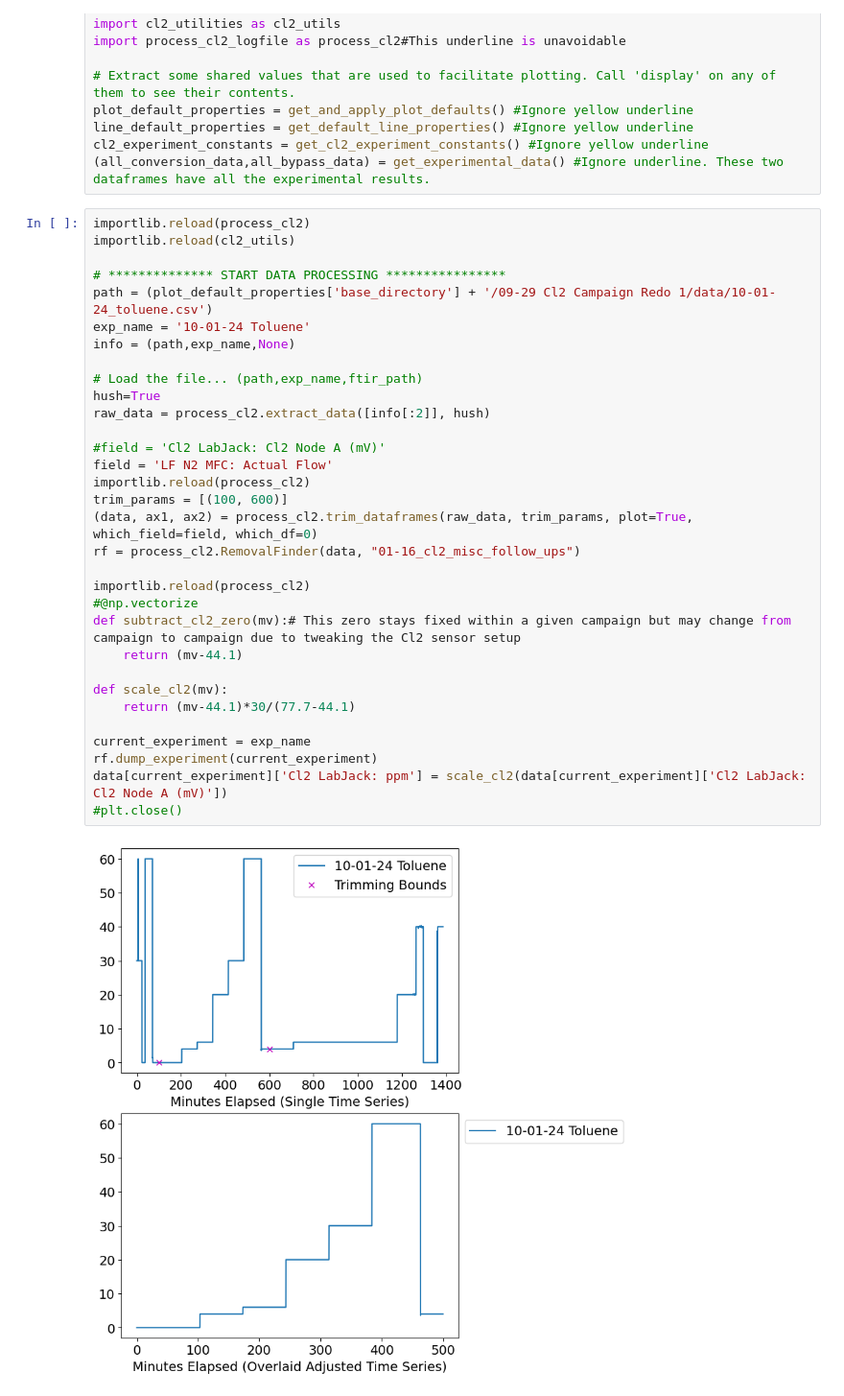
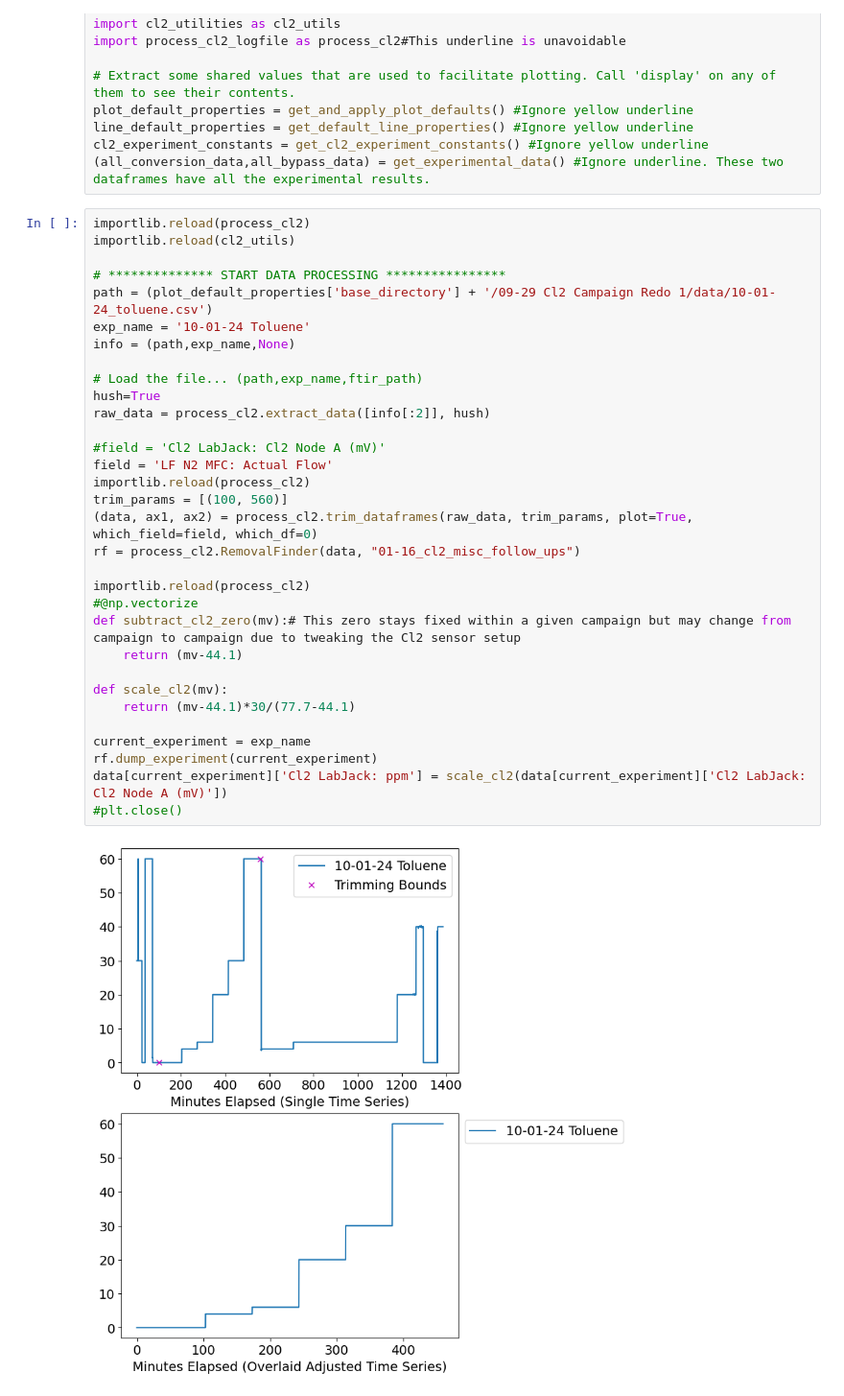
Before and after one commit to richardsrandall/Fall-2024-Cl2, a Jupyter notebook: _combined_plots/paper_plots_v1/figure-toluene_time_series.ipynb, the cells around one changed output. Shown at 96% size. Saved outputs shown, nothing was run; the diff lists cells and outputs as text.

```diff
--- a/_combined_plots/paper_plots_v1/figure-toluene_time_series.ipynb
+++ b/_combined_plots/paper_plots_v1/figure-toluene_time_series.ipynb
@@ -25,35 +25,35 @@ importlib.reload(process_cl2)
 importlib.reload(cl2_utils)
 
 # ************** START DATA PROCESSING ****************
 path = (plot_default_properties['base_directory'] + '/09-29 Cl2 Campaign Redo 1/data/10-01-24_toluene.csv')
 exp_name = '10-01-24 Toluene'
 info = (path,exp_name,None)
 
 # Load the file... (path,exp_name,ftir_path)
 hush=True
 raw_data = process_cl2.extract_data([info[:2]], hush)
 
 #field = 'Cl2 LabJack: Cl2 Node A (mV)'
 field = 'LF N2 MFC: Actual Flow'
 importlib.reload(process_cl2)
-trim_params = [(100, 600)]
+trim_params = [(100, 560)]
 (data, ax1, ax2) = process_cl2.trim_dataframes(raw_data, trim_params, plot=True, which_field=field, which_df=0)
 rf = process_cl2.RemovalFinder(data, "01-16_cl2_misc_follow_ups")
 
 importlib.reload(process_cl2)
 #@np.vectorize
 def subtract_cl2_zero(mv):# This zero stays fixed within a given campaign but may change from campaign to campaign due to tweaking the Cl2 sensor setup
     return (mv-44.1)
 
 def scale_cl2(mv):
     return (mv-44.1)*30/(77.7-44.1)
 
 current_experiment = exp_name
 rf.dump_experiment(current_experiment)
 data[current_experiment]['Cl2 LabJack: ppm'] = scale_cl2(data[current_experiment]['Cl2 LabJack: Cl2 Node A (mV)'])
 #plt.close()
 # %% [output]
-[figure, old version]
+[figure, new version]
 # %%
 data_2ppm_time_series  = data[current_experiment]
 
```
Also changed, not shown: parts of 2 cells of this notebook, 5 other files.
